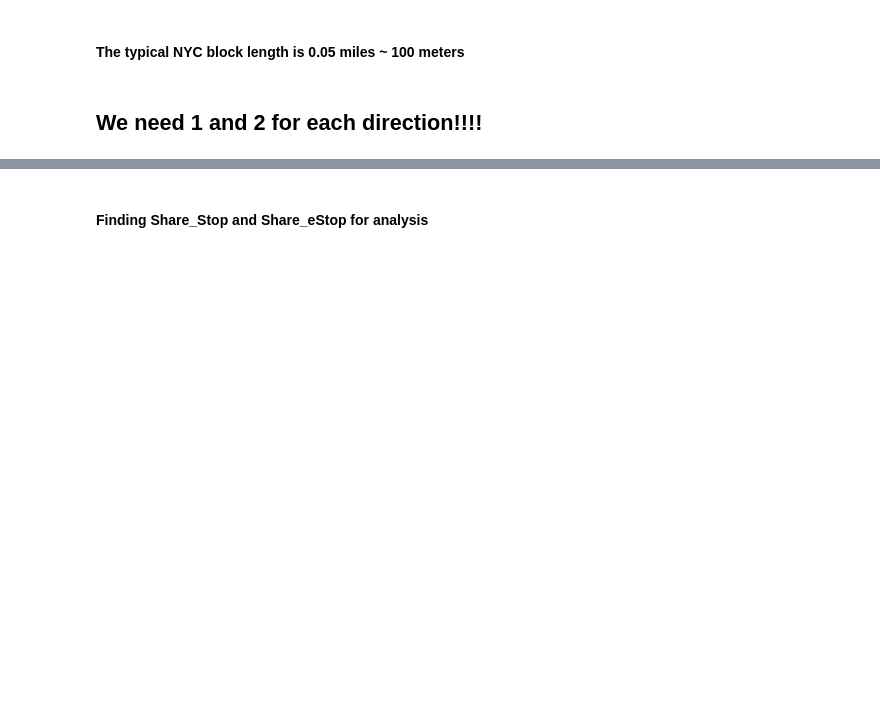
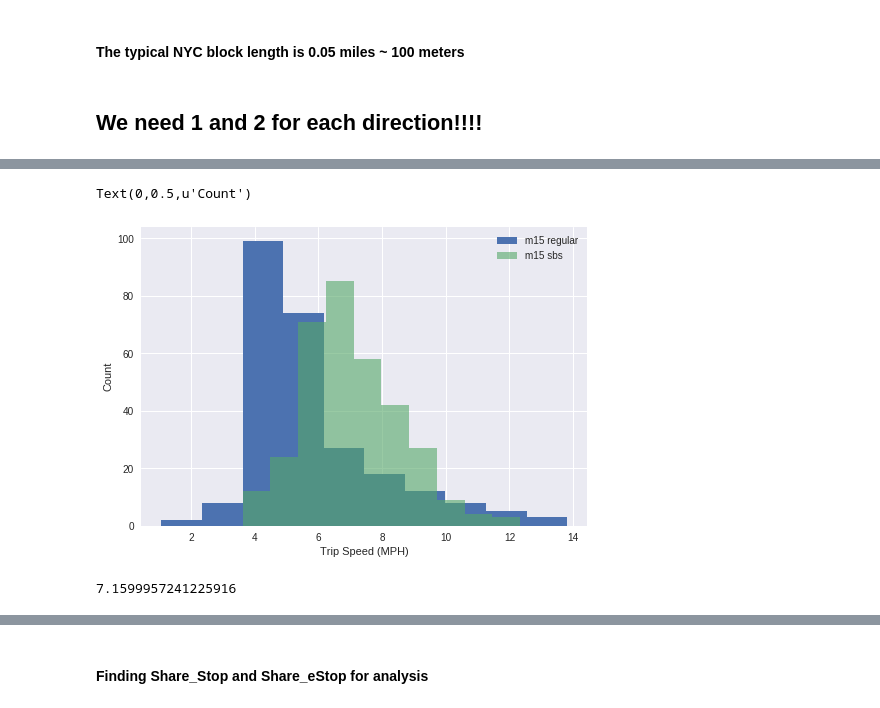
Before and after one commit to parthshah93/ads_2017, a Jupyter notebook: bustime_parth3.ipynb, the cells around one changed output, grey strips where cells are left out. Cells and saved outputs as stored; diff of their text form; code cells hidden in the pictures; blank space fills up the shorter version.

```diff
--- a/bustime_parth3.ipynb
+++ b/bustime_parth3.ipynb
@@ -145,0 +228,23 @@ def finding_busstop(df1_regular, df2_express, meters): # df1 is regular, df2 is
+# %%
+final_reg = final_reg[final_reg.mph < 30]
+def total_mph(last, first):
+    secs = (last.arrive_timestamp - first.depart_timestamp).seconds
+    dist = vincenty(last[["arrive_lat", "arrive_lng"]],
+                    first[["depart_lat", "depart_lng"]]).miles
+    return dist * 3600. / secs
+
+overall_speeds_reg = final_reg.groupby("trip_id").apply(lambda g: total_mph(g.iloc[-1], g.iloc[0]))
+overall_speeds_sbs = final_sbs.groupby("trip_id").apply(lambda g: total_mph(g.iloc[-1], g.iloc[0]))
+# %%
+ax = overall_speeds_reg.hist(label="m15 regular")
+overall_speeds_sbs.hist(ax=ax, alpha=.6, label="m15 sbs")
+ax.legend()
+ax.set_xlabel("Trip Speed (MPH)")
+ax.set_ylabel("Count")
+# %% [output]
+Text(0,0.5,u'Count')
+[figure, added]
+# %%
+final_reg['mph'].mean()
+# %% [output]
+7.1599957241225916
```
Also changed, not shown: parts of 10 cells of this notebook.
